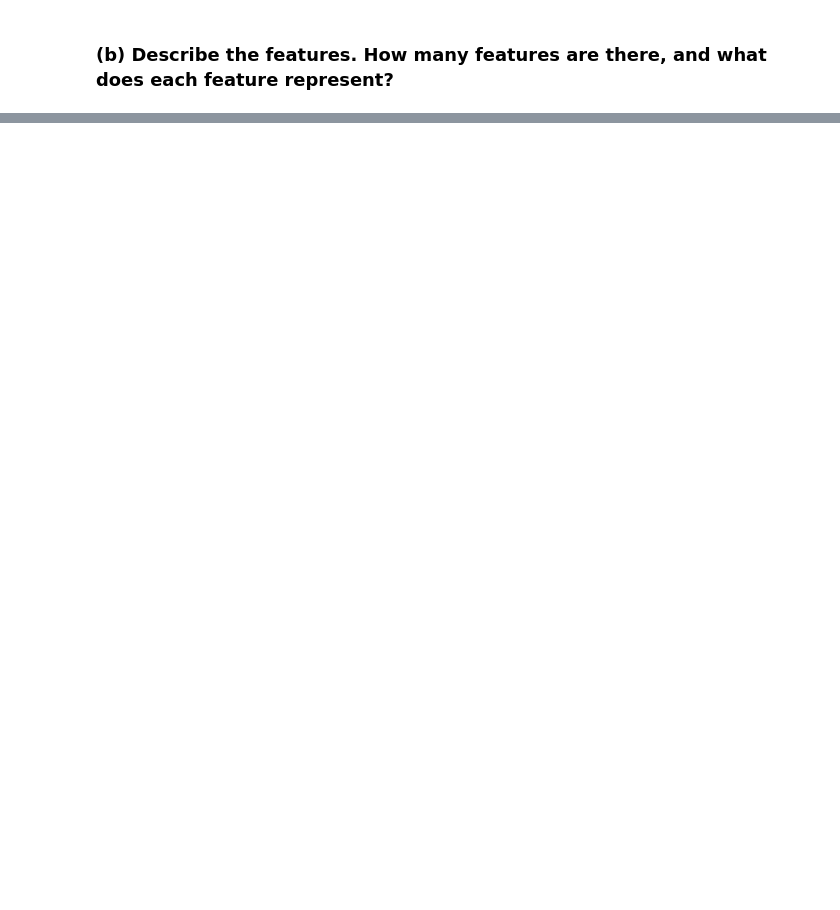
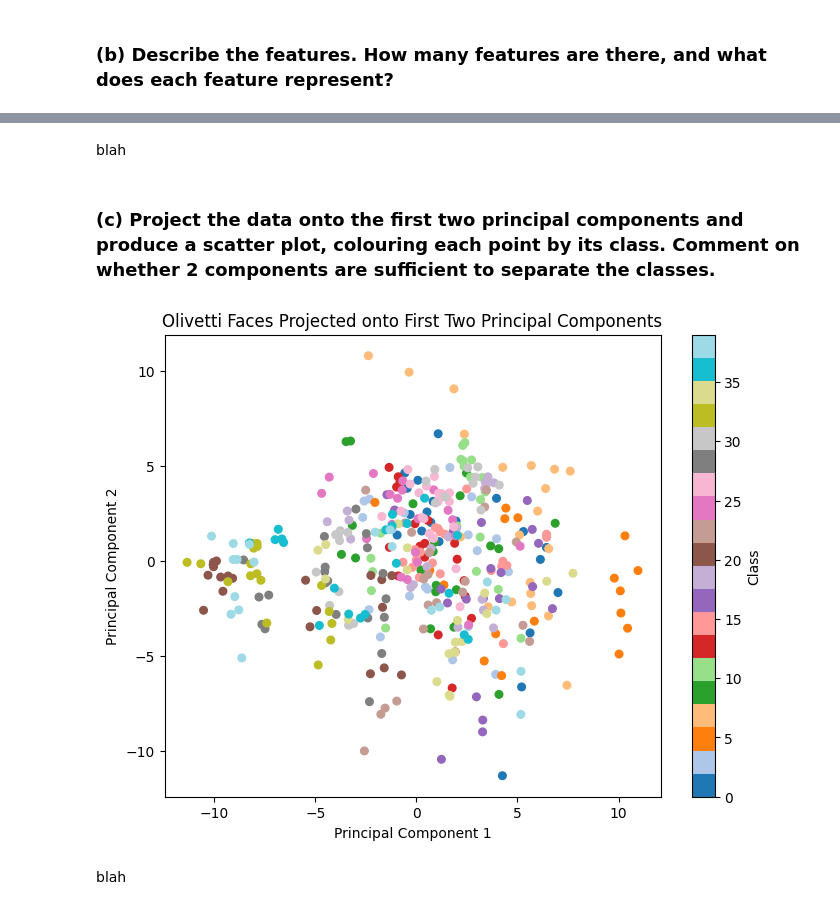
Before and after one commit to saltyypringle/CITS5508-Assignments, a Jupyter notebook: Assignment_2_Dipika_Choudhury.ipynb, the cells around one changed output, grey strips where cells are left out. Drawn from its saved outputs; the diff is of its cells as text; code cells hidden in the pictures; blank space fills up the shorter version.

```diff
--- a/Assignment_2_Dipika_Choudhury.ipynb
+++ b/Assignment_2_Dipika_Choudhury.ipynb
@@ -376,0 +511,26 @@ data, targets = fetch_olivetti_faces(return_X_y=True)
+# %% [markdown]
+blah
+# %% [markdown]
+### (c) Project the data onto the first two principal components and produce a scatter plot, colouring each point by its class. Comment on whether 2 components are sufficient to separate the classes.
+# %%
+pca_2 = PCA(n_components=2)
+data_2d = pca_2.fit_transform(data)
+
+plt.figure(figsize=(8, 6))
+scatter = plt.scatter(
+    data_2d[:, 0],
+    data_2d[:, 1],
+    c=targets,
+    cmap="tab20",
+    s=30
+)
+
+plt.xlabel("Principal Component 1")
+plt.ylabel("Principal Component 2")
+plt.title("Olivetti Faces Projected onto First Two Principal Components")
+plt.colorbar(scatter, label="Class")
+plt.show()
+# %% [output]
+[figure, added]
+# %% [markdown]
+blah
```
Also changed, not shown: parts of 20 cells of this notebook.
